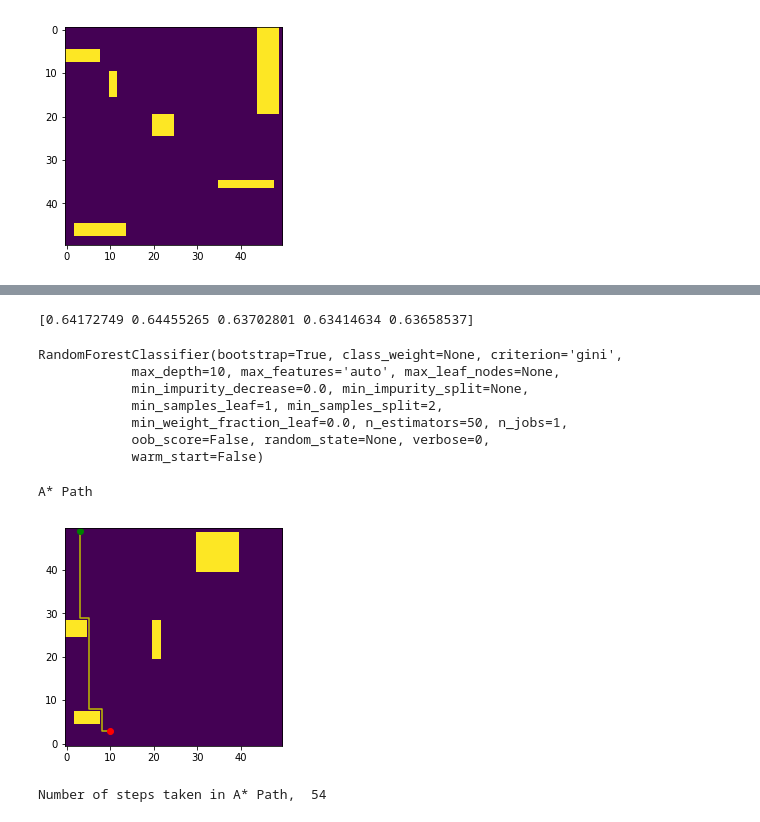
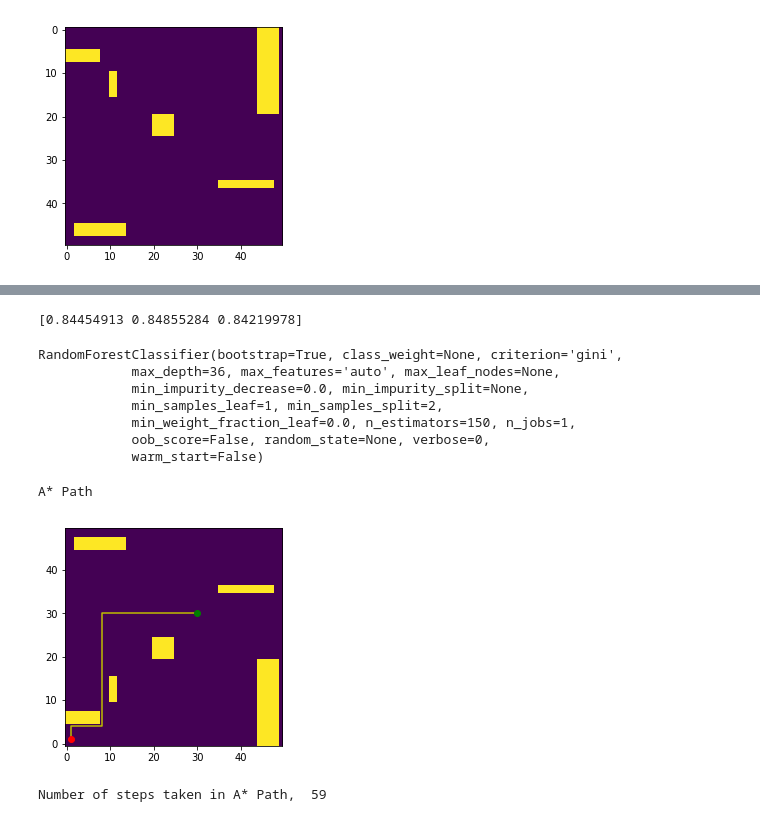
Before and after one commit to JosephGatto/2D-Motion-Planning-with-Machine-Learning, a Jupyter notebook: shapely+synthetic+sensor.ipynb, the cells around one changed output, grey strips where cells are left out. Saved outputs shown, nothing was run; the diff lists cells and outputs as text; code cells hidden in the pictures.

```diff
--- a/shapely+synthetic+sensor.ipynb
+++ b/shapely+synthetic+sensor.ipynb
@@ -276,0 +290,9 @@ plt.imshow(arr)
+# %%
+# Map obstacles for training map.
+map_params = [(10,5,13,20),(40,0,42,20), (1,49,22,50), (30,30,40,40), (20,20,30,30)]
+map_size = (50,50)
+# Gen training map
+train_MAP3 = gen_shapely_map(map_size, map_params)
+# Convert to numpy array for A*
+arr3 = get_map_arr(map_params, map_size)
+plt.imshow(arr3)
@@ -277,7 +302,12 @@ plt.imshow(arr)
+# %%
+MAPS = [(train_MAP1, arr1), (train_MAP2,arr2), (train_MAP3, arr3)]
 # %%
-# Create training data
-df_ = synthesize_train_set(train_MAP, arr)
+# # Create training data
+df_ = synthesize_train_set(MAPS)
 # Prep data for modeling
 df = create_classification_problem(df_.copy())
 # Shuffle data (otherwise model can cheat and memorize order since these are no iid)
 df = df.sample(frac=1)
+# df = pd.read_csv('1k_runs.csv')
+# df.drop('Unnamed: 0', axis=1, inplace=True)
+# df.to_csv('1k_runs.csv')
@@ -284,18 +316,19 @@ df = df.sample(frac=1)
 # %%
 # Get training acc
-print(cross_val_score(RandomForestClassifier(n_estimators=50, max_depth=10), pca.fit_transform(df.drop(['out'], axis=1).values), df['out'].values, cv=5, scoring = 'accuracy'))
+from sklearn.svm import LinearSVC
+print(cross_val_score(RandomForestClassifier(n_estimators=100, max_depth=36), df.drop(['out'], axis=1).values, df['out'].values, cv=3, scoring = 'accuracy'))
 # %% [output]
-[0.64172749 0.64455265 0.63702801 0.63414634 0.63658537]
+[0.84454913 0.84855284 0.84219978]
 # %%
 # Fit model using all data.
-clf = RandomForestClassifier(n_estimators=50, max_depth=10)
+clf = RandomForestClassifier(n_estimators=150, max_depth=36)
 clf.fit(df.drop(['out'], axis=1).values, df['out'].values)
 # %% [output]
 RandomForestClassifier(bootstrap=True, class_weight=None, criterion='gini',
-            max_depth=10, max_features='auto', max_leaf_nodes=None,
+            max_depth=36, max_features='auto', max_leaf_nodes=None,
             min_impurity_decrease=0.0, min_impurity_split=None,
             min_samples_leaf=1, min_samples_split=2,
-            min_weight_fraction_leaf=0.0, n_estimators=50, n_jobs=1,
+            min_weight_fraction_leaf=0.0, n_estimators=150, n_jobs=1,
             oob_score=False, random_state=None, verbose=0,
             warm_start=False)
 # %%
@@ -375,11 +415,11 @@ def test_on_new_map(test_MAP, test_arr, start, goal, model):
 # %%
 print("A* Path")
 #4,2 49,40
-pred_path = test_on_new_map(test_MAP, arr, (10,3), (3,49), clf)
+pred_path = test_on_new_map(test_MAP, arr, (1,1), (30,30), clf)
 # %% [output]
 A* Path
-[figure, old version]
+[figure, new version]
-Number of steps taken in A* Path,  54
+Number of steps taken in A* Path,  59
 # %%
 OccupancyGridMap(arr, 1).plot()
 plot_path(pred_path)
```
Also changed, not shown: parts of 12 cells of this notebook.
